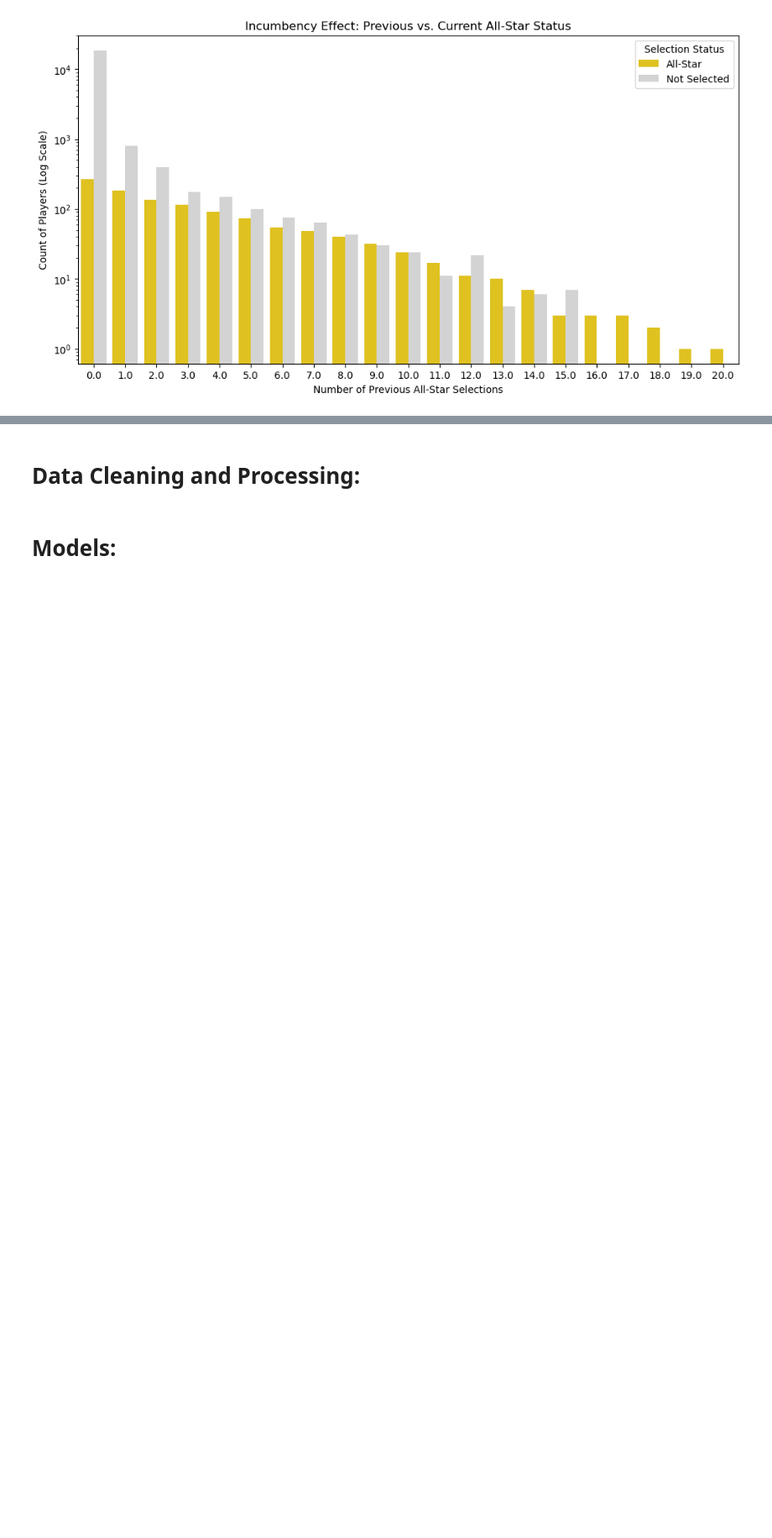
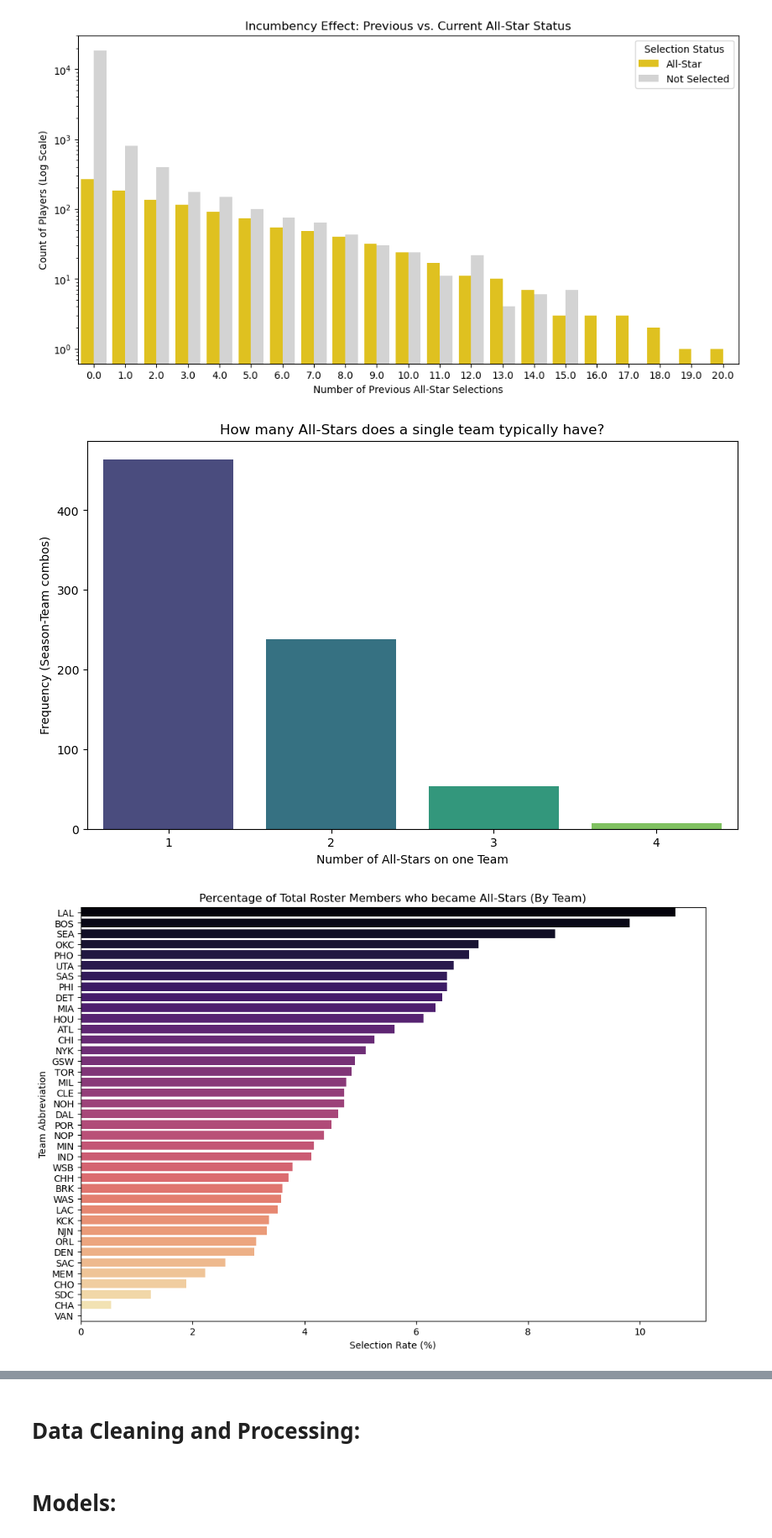
Before and after one commit to asarkar17812/nba-allstar-pred, a Jupyter notebook: nba_allstar.ipynb, the cells around one changed output, grey strips where cells are left out. Shown at 84% size. Saved outputs shown, nothing was run; the diff lists cells and outputs as text; code cells hidden in the pictures; blank space fills up the shorter version.

```diff
--- a/nba_allstar.ipynb
+++ b/nba_allstar.ipynb
@@ -83,6 +89,32 @@ plt.show()
 # %% [output]
 [figure]
 [figure]
+# %%
+as_counts = df[df['All Star'] == 1].groupby(['Team', 'Season Ending Year']).size().reset_index(name='AS_Count')
+
+
+plt.figure(figsize=(10, 6))
+sns.countplot(data=as_counts, x='AS_Count', palette='viridis')
+plt.title('How many All-Stars does a single team typically have?')
+plt.xlabel('Number of All-Stars on one Team')
+plt.ylabel('Frequency (Season-Team combos)')
+plt.show()
+
+
+total_players = df.groupby('Team').size()
+total_all_stars = df[df['All Star'] == 1].groupby('Team').size()
+team_rate = (total_all_stars / total_players * 100).sort_values(ascending=False).fillna(0)
+
+# 4. Plot
+plt.figure(figsize=(12, 8))
+sns.barplot(x=team_rate.values, y=team_rate.index, palette="magma")
+plt.title('Percentage of Total Roster Members who became All-Stars (By Team)')
+plt.xlabel('Selection Rate (%)')
+plt.ylabel('Team Abbreviation')
+plt.show()
+# %% [output]
+[figure, added]
+[figure, added]
 # %%
 
 plt.figure(figsize=(12, 10))
```
Also changed, not shown: parts of 1 cell of this notebook, 1 other file.
